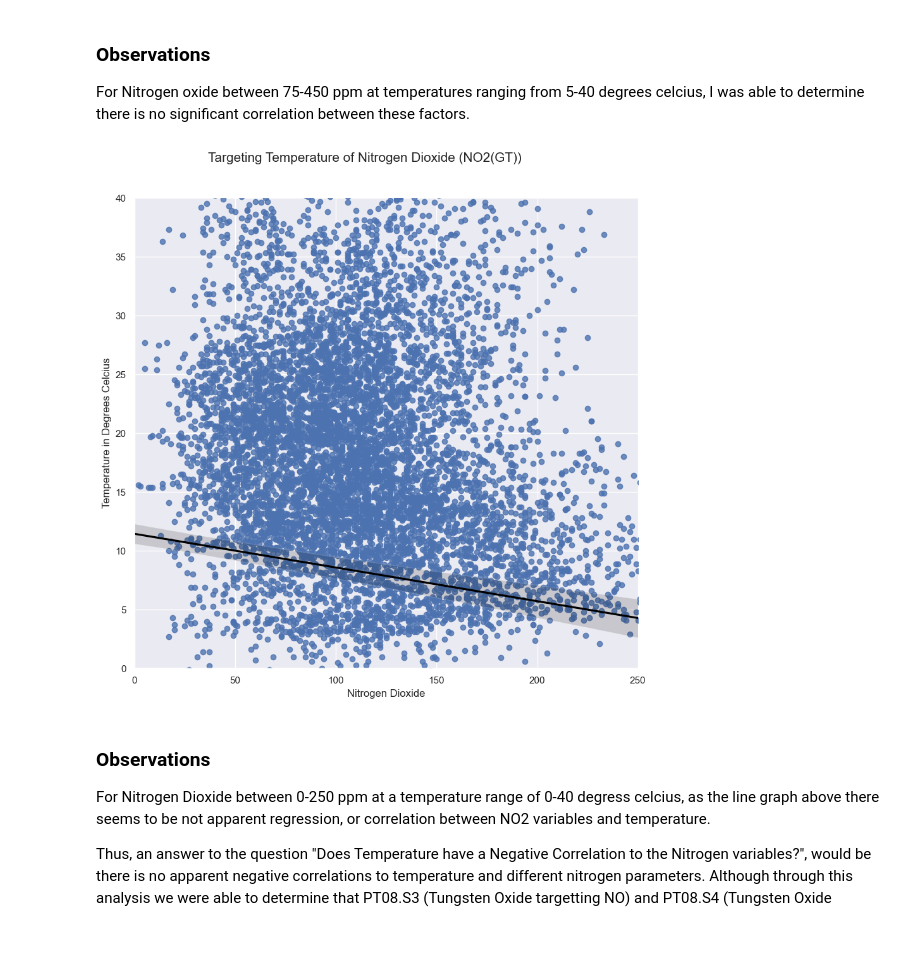
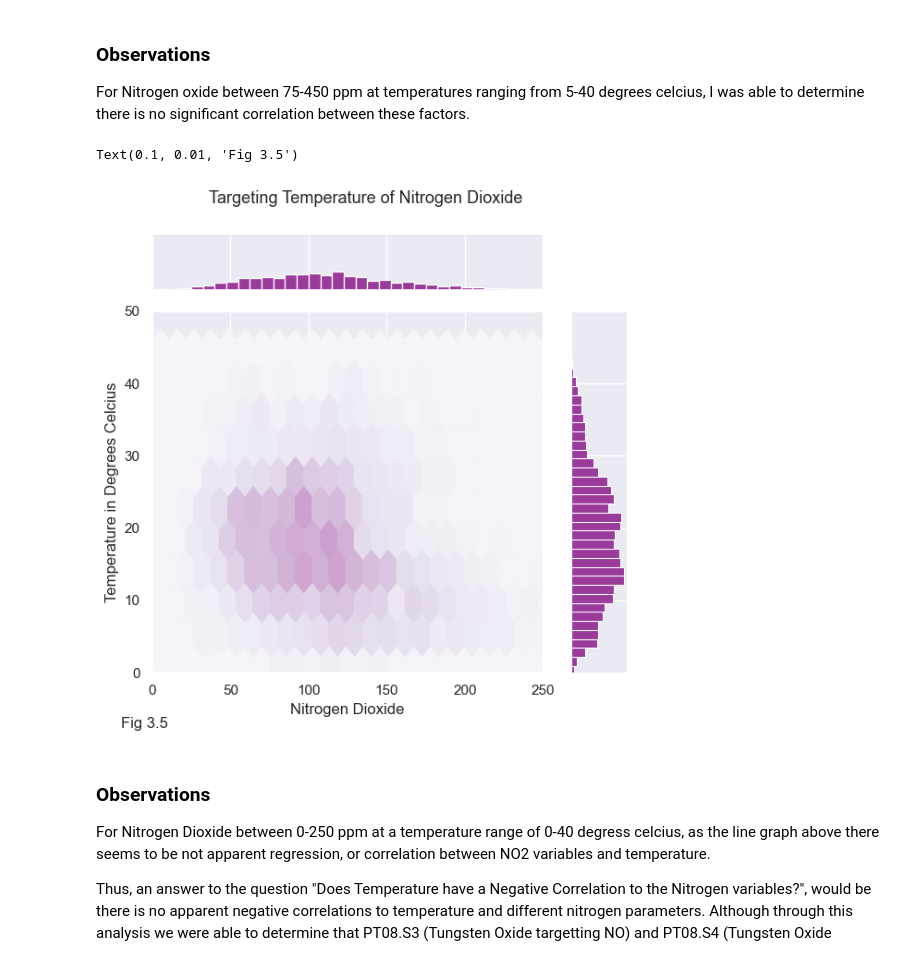
Before and after one commit to ubco-W2022T2-data301/project-group-group59, a Jupyter notebook: analysis/analysis2.ipynb, the cells around one changed output. Cells and saved outputs as stored; diff of their text form; code cells hidden in the pictures.

```diff
--- a/analysis/analysis2.ipynb
+++ b/analysis/analysis2.ipynb
@@ -510,22 +524,31 @@ For Nitrogen oxide between 75-450 ppm at temperatures ranging from 5-40 degrees
 # %%
 #Figure answer sub question #1 with Nitrogen Oxide
 sns.set_style("darkgrid")
 
+#Adding Color Palette
+cmap=sns.color_palette("PuRd", as_cmap=True)
 #Creatig a figure using seaborn
-plot4 = sns.lmplot(
+plot5 = sns.jointplot(
 df_clean_bri,
 x="NO2.GT", y="T",
-height=9,
-facet_kws=dict(sharex=False, sharey=False),
-line_kws={'color':'black'}
+xlim=(0,250),
+ylim=(0,50),
+kind="hex",
+cmap="PuRd",
+color="purple"
 )
-plot4.set(xlim=(0,250))
-plot4.set(ylim=(0,40))
-plot4.set(xlabel="Nitrogen Dioxide", ylabel= 'Temperature in Degrees Celcius')
-plot4.fig.suptitle('Targeting Temperature of Nitrogen Dioxide (NO2(GT))',fontsize = 15)
-plot4.fig.subplots_adjust(top=.9)
+
+plot5.fig.suptitle('Targeting Temperature of Nitrogen Dioxide',fontsize = 13)
+plot5.ax_joint.set_xlabel('Nitrogen Dioxide')
+plot5.ax_joint.set_ylabel('Temperature in Degrees Celcius')
+plot5.fig.tight_layout()
+plot5.fig.subplots_adjust(top=0.90)
+
+txt="Fig 3.5"
+plt.figtext(0.1, 0.01, txt, wrap=True, horizontalalignment='center', fontsize=12)
 # %% [output]
+Text(0.1, 0.01, 'Fig 3.5')
-[figure, old version]
+[figure, new version]
 # %% [markdown]
 ### Observations
 For Nitrogen Dioxide between 0-250 ppm at a temperature range of 0-40 degress celcius, as the line graph above there seems to be not apparent regression, or correlation between NO2 variables and temperature.
```
Also changed, not shown: parts of 10 cells of this notebook.
